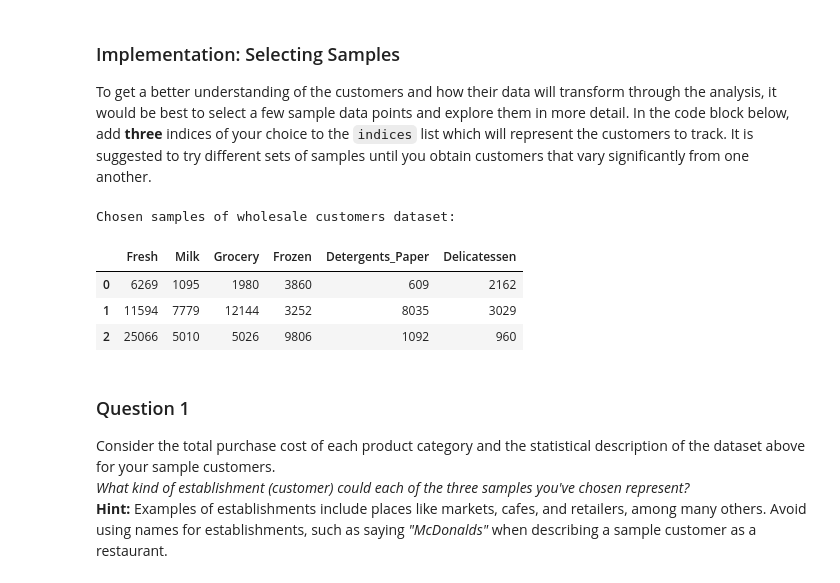
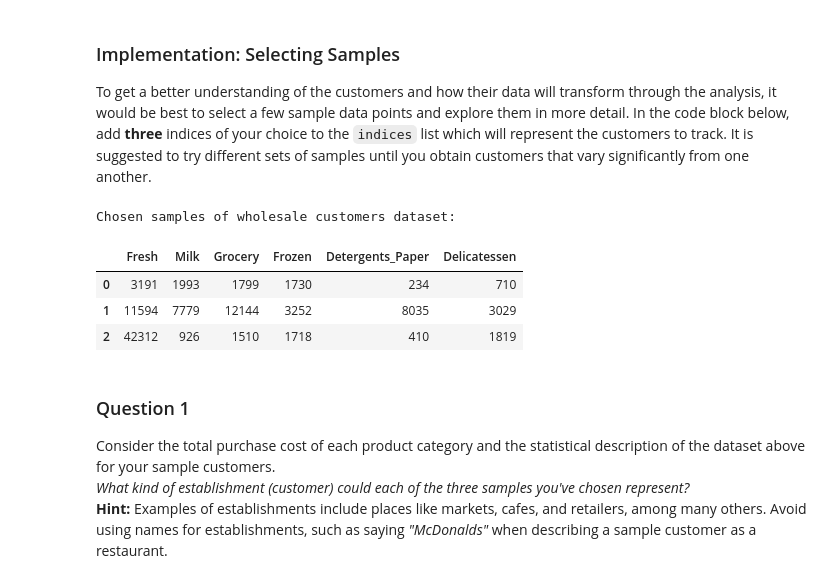
Before and after one commit to nudigamma/machine-learning-projects, a Jupyter notebook: projects/creating_customer_segments/creating_customer_segments/customer_segments.ipynb, the cells around one changed output. Saved outputs shown, nothing was run; the diff lists cells and outputs as text; code cells hidden in the pictures.

```diff
--- a/projects/creating_customer_segments/creating_customer_segments/customer_segments.ipynb
+++ b/projects/creating_customer_segments/creating_customer_segments/customer_segments.ipynb
@@ -58,18 +58,18 @@ display(data.describe())
 To get a better understanding of the customers and how their data will transform through the analysis, it would be best to select a few sample data points and explore them in more detail. In the code block below, add **three** indices of your choice to the `indices` list which will represent the customers to track. It is suggested to try different sets of samples until you obtain customers that vary significantly from one another.
 # %%
 # TODO: Select three indices of your choice you wish to sample from the dataset
-indices = [50,100,406]
+indices = [250,100,129]
 
 # Create a DataFrame of the chosen samples
 samples = pd.DataFrame(data.loc[indices], columns = data.keys()).reset_index(drop = True)
 print ("Chosen samples of wholesale customers dataset:")
 display(samples)
 # %% [output]
 Chosen samples of wholesale customers dataset:
 |  | Fresh | Milk | Grocery | Frozen | Detergents_Paper | Delicatessen |
-| 0 | 6269 | 1095 | 1980 | 3860 | 609 | 2162 |
+| 0 | 3191 | 1993 | 1799 | 1730 | 234 | 710 |
 | 1 | 11594 | 7779 | 12144 | 3252 | 8035 | 3029 |
-| 2 | 25066 | 5010 | 5026 | 9806 | 1092 | 960 |
+| 2 | 42312 | 926 | 1510 | 1718 | 410 | 1819 |
 # %% [markdown]
 ### Question 1
 Consider the total purchase cost of each product category and the statistical description of the dataset above for your sample customers.
```
Also changed, not shown: parts of 18 cells of this notebook, 2 other files.
